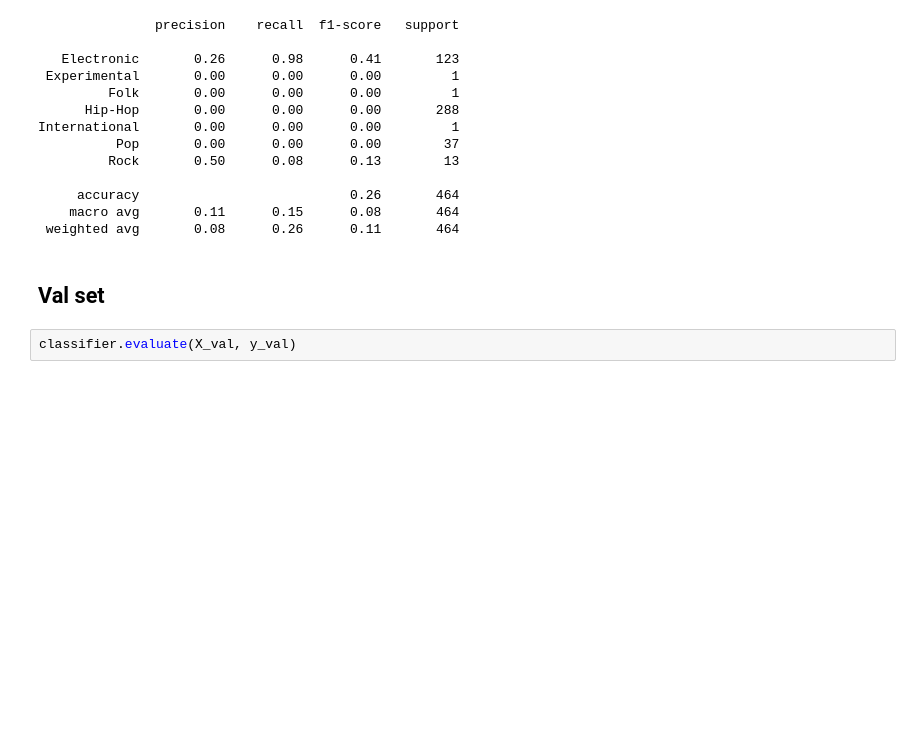
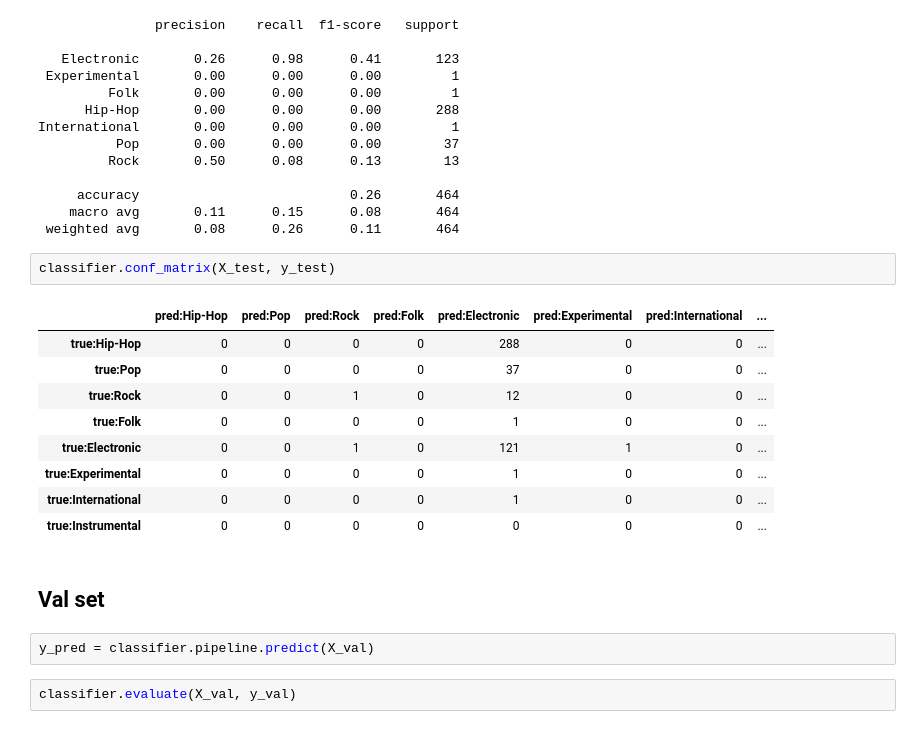
Before and after one commit to a-pellissier/Project_Spotify_502, a Jupyter notebook: notebooks/Test_SVM_achot.ipynb, the cells around one changed output. Cells and saved outputs as stored; diff of their text form; blank space fills up the shorter version.

```diff
--- a/notebooks/Test_SVM_achot.ipynb
+++ b/notebooks/Test_SVM_achot.ipynb
@@ -84,8 +84,22 @@ International       0.00      0.00      0.00         1
      accuracy                           0.26       464
     macro avg       0.11      0.15      0.08       464
  weighted avg       0.08      0.26      0.11       464
+# %%
+classifier.conf_matrix(X_test, y_test)
+# %% [output]
+|  | pred:Hip-Hop | pred:Pop | pred:Rock | pred:Folk | pred:Electronic | pred:Experimental | pred:International | ... |
+| true:Hip-Hop | 0 | 0 | 0 | 0 | 288 | 0 | 0 | ... |
+| true:Pop | 0 | 0 | 0 | 0 | 37 | 0 | 0 | ... |
+| true:Rock | 0 | 0 | 1 | 0 | 12 | 0 | 0 | ... |
+| true:Folk | 0 | 0 | 0 | 0 | 1 | 0 | 0 | ... |
+| true:Electronic | 0 | 0 | 1 | 0 | 121 | 1 | 0 | ... |
+| true:Experimental | 0 | 0 | 0 | 0 | 1 | 0 | 0 | ... |
+| true:International | 0 | 0 | 0 | 0 | 1 | 0 | 0 | ... |
+| true:Instrumental | 0 | 0 | 0 | 0 | 0 | 0 | 0 | ... |
 # %% [markdown]
 ## Val set
+# %%
+y_pred = classifier.pipeline.predict(X_val)
 # %%
 classifier.evaluate(X_val, y_val)
 # %% [output]
```
Also changed, not shown: parts of 3 cells of this notebook, 1 other file.
